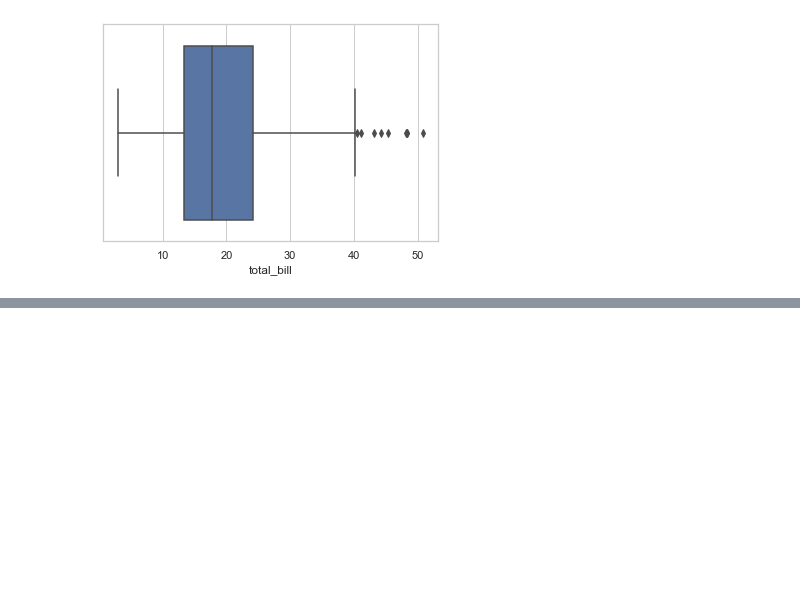
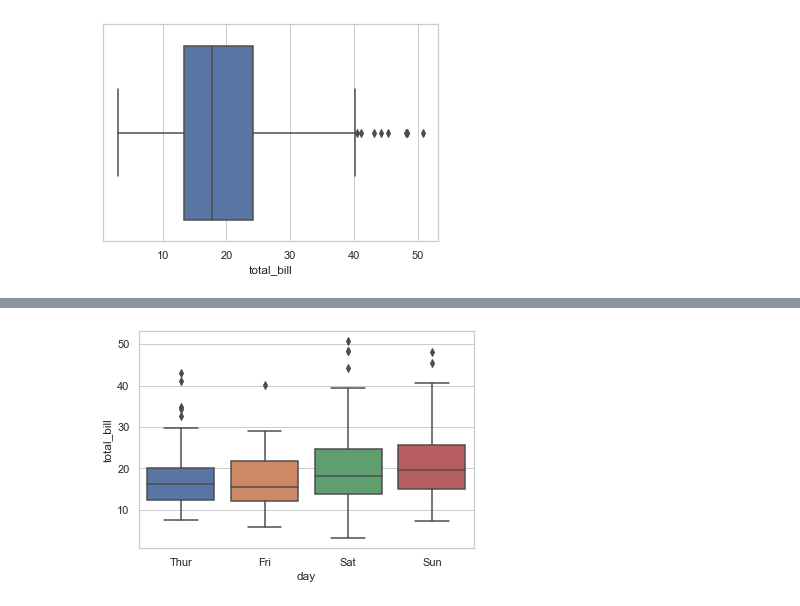
Before and after one commit to lnbalon/mab2133, a Jupyter notebook: lecture_notes/data_visualization.ipynb, the cells around one changed output, grey strips where cells are left out. Saved outputs shown, nothing was run; the diff lists cells and outputs as text; code cells hidden in the pictures; blank space fills up the shorter version.

```diff
--- a/lecture_notes/data_visualization.ipynb
+++ b/lecture_notes/data_visualization.ipynb
@@ -23,0 +28,4 @@ ax = sns.boxplot(x=tips["total_bill"])
+# %%
+ax = sns.boxplot(x="day", y="total_bill", data=tips)
+# %% [output]
+[figure, added]
```
Also changed, not shown: parts of 4 cells of this notebook.
